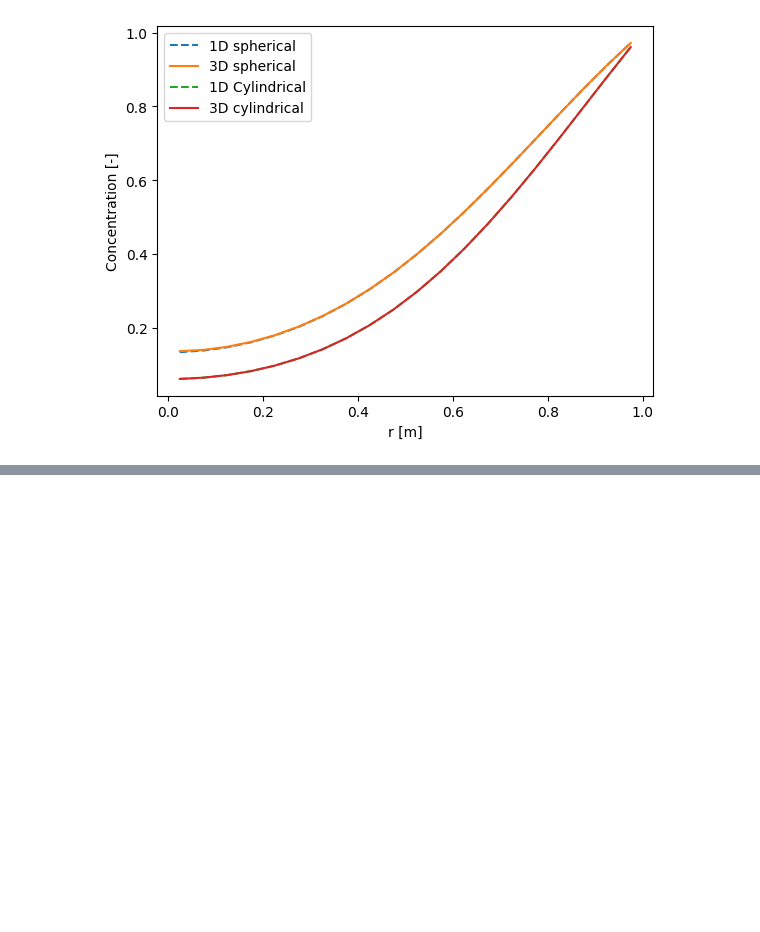
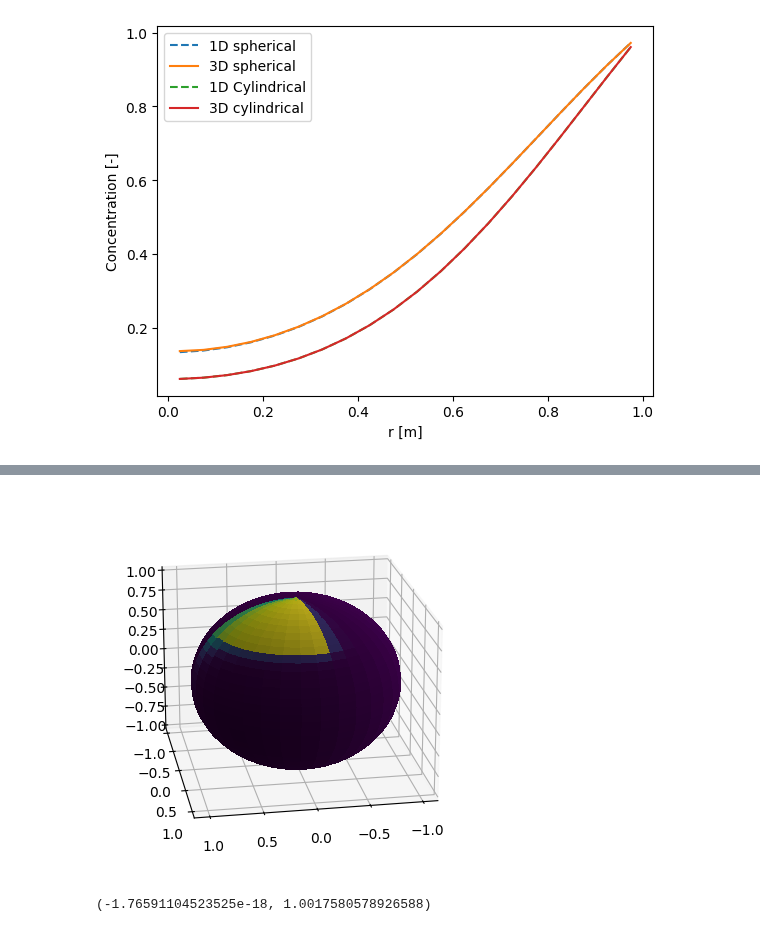
Before and after one commit to FiniteVolumeTransportPhenomena/PyFVTool, a Jupyter notebook: examples-notebooks/spherical_coordinate_examples.ipynb, the cells around one changed output, grey strips where cells are left out. Saved outputs shown, nothing was run; the diff lists cells and outputs as text; code cells hidden in the pictures; blank space fills up the shorter version.

```diff
--- a/examples-notebooks/spherical_coordinate_examples.ipynb
+++ b/examples-notebooks/spherical_coordinate_examples.ipynb
@@ -111,0 +201,35 @@ plt.legend()
+# %%
+# Assuming c.value[5, :, :] is the data with size 16x16
+data = c.value[1, :, :]  # Replace this with your actual data
+
+# Generate theta and phi values
+theta = np.linspace(0, np.pi, data.shape[0])
+phi = np.linspace(0, 2 * np.pi, data.shape[1])
+theta, phi = np.meshgrid(theta, phi)
+
+# Convert spherical coordinates to Cartesian coordinates
+x = np.sin(theta) * np.cos(phi)
+y = np.sin(theta) * np.sin(phi)
+z = np.cos(theta)
+
+# Create a 3D plot
+fig = plt.figure()
+ax = fig.add_subplot(111, projection="3d")
+
+# Plot the surface
+ax.plot_surface(
+    x, y, z, facecolors=plt.cm.viridis(data), rstride=1, cstride=1, antialiased=False
+)
+
+# rotate the plot
+ax.view_init(elev=20, azim=80)
+
+
+# Show the plot
+plt.show()
+# %% [output]
+[figure, added]
+# %%
+c.value.min(), c.value.max()
+# %% [output]
+(-1.76591104523525e-18, 1.0017580578926588)
```
Also changed, not shown: parts of 7 cells of this notebook.
